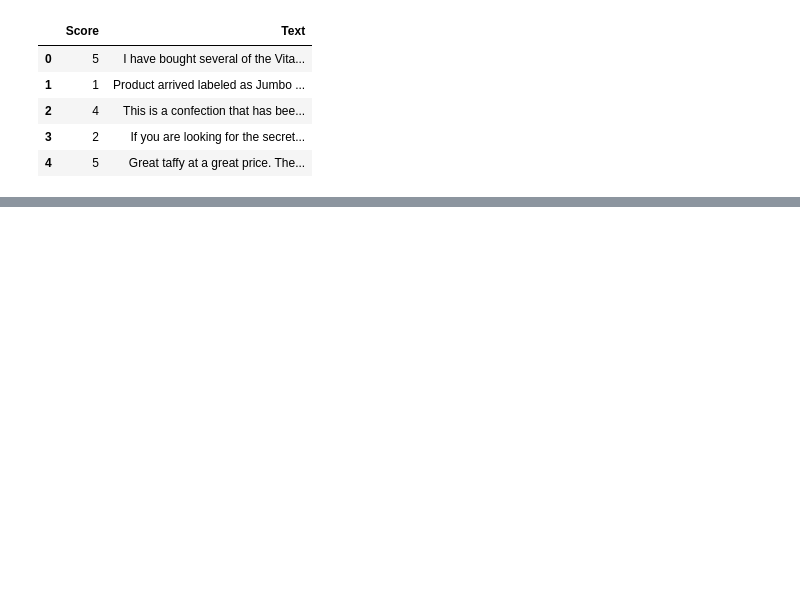
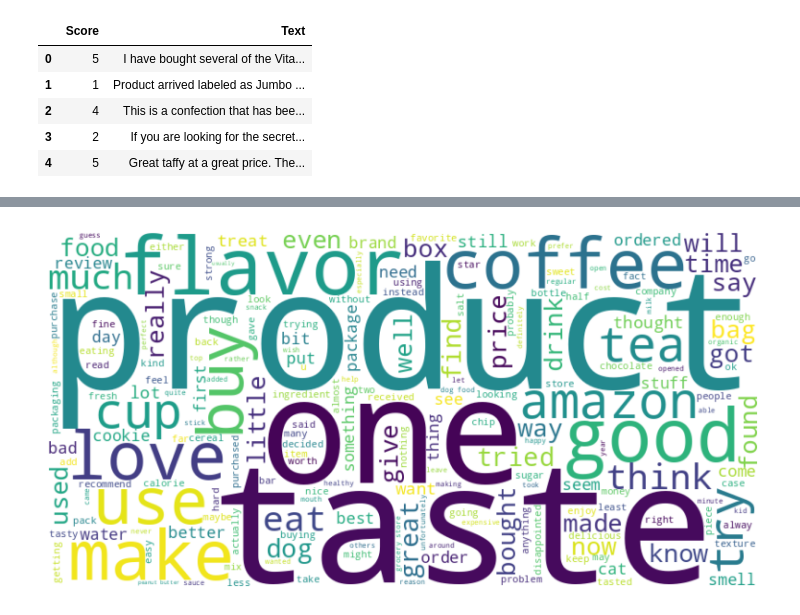
Before and after one commit to owenkutzscher/Data-Mining-Final-Project-NLP-RNN-Neural-Network, a Jupyter notebook: code/gettingToKnowTheData.ipynb, the cells around one changed output, grey strips where cells are left out. Cells and saved outputs as stored; diff of their text form; code cells hidden in the pictures; blank space fills up the shorter version.

```diff
--- a/code/gettingToKnowTheData.ipynb
+++ b/code/gettingToKnowTheData.ipynb
@@ -57,0 +94,24 @@ sns.countplot(data=df2, x="Score")
+# %%
+# Clean up the data
+
+
+
+
+# Clean up the data
+
+# Remove NaN values and lowercase the text
+df = df.dropna(subset=['Text']).copy()
+df['Text'] = df['Text'].str.lower()
+
+# Remove HTML text
+df['Text'] = df['Text'].apply(lambda x: BeautifulSoup(x, 'html.parser').get_text())
+# %%
+# Generate and display word cloud
+text_combined = ' '.join(df['Text'])
+wordcloud = WordCloud(width=800, height=400, background_color='white').generate(text_combined)
+plt.figure(figsize=(10, 5))
+plt.imshow(wordcloud, interpolation='bilinear')
+plt.axis('off')
+plt.show()
+# %% [output]
+[figure, added]
```
Also changed, not shown: parts of 10 cells of this notebook.
